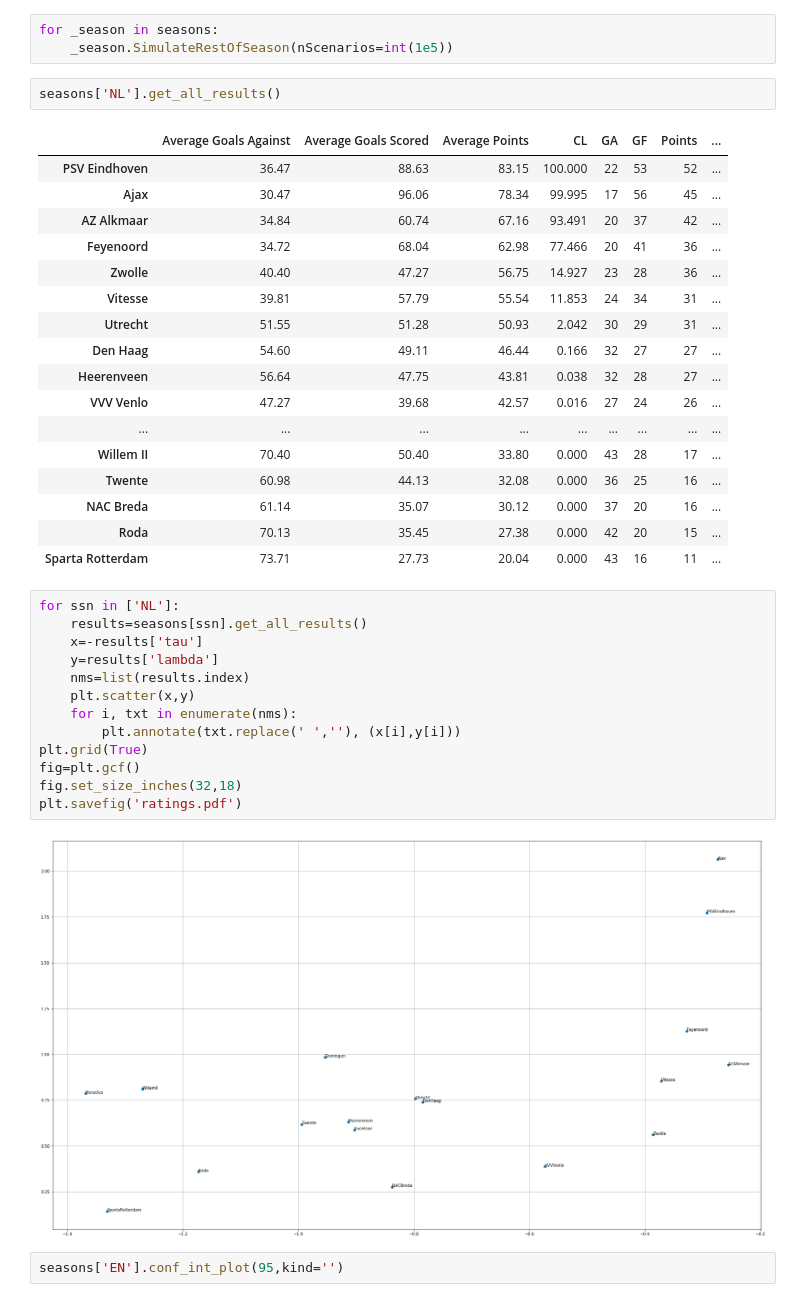
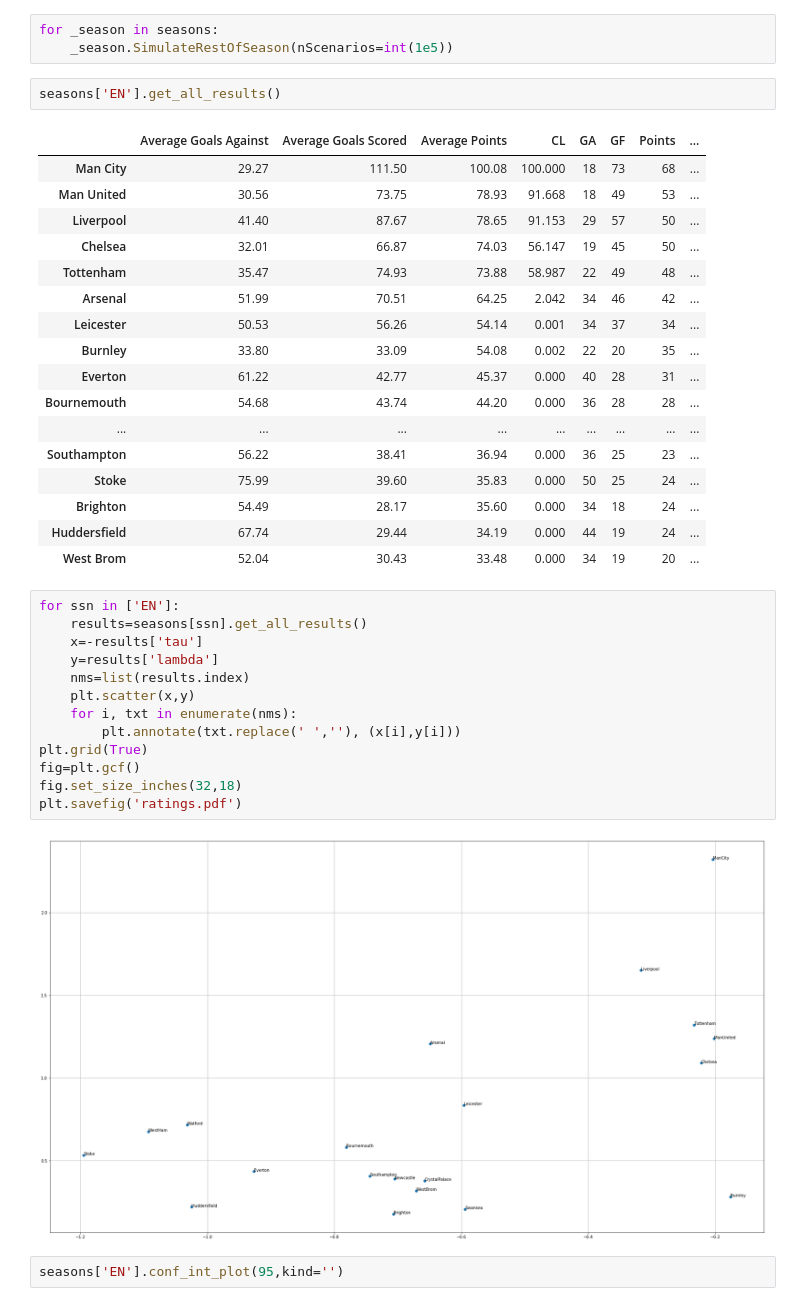
Before and after one commit to tchnvkng/python_notebooks, a Jupyter notebook: premier_league/pl.ipynb, the cells around one changed output. Saved outputs shown, nothing was run; the diff lists cells and outputs as text.

```diff
--- a/premier_league/pl.ipynb
+++ b/premier_league/pl.ipynb
@@ -42,40 +42,40 @@ http://www.football-data.co.uk/mmz4281/1718/N1.csv
 for _season in seasons:
     _season.SimulateRestOfSeason(nScenarios=int(1e5))
 # %%
-seasons['NL'].get_all_results()
+seasons['EN'].get_all_results()
 # %% [output]
 |  | Average Goals Against | Average Goals Scored | Average Points | CL | GA | GF | Points | ... |
-| PSV Eindhoven | 36.47 | 88.63 | 83.15 | 100.000 | 22 | 53 | 52 | ... |
-| Ajax | 30.47 | 96.06 | 78.34 | 99.995 | 17 | 56 | 45 | ... |
-| AZ Alkmaar | 34.84 | 60.74 | 67.16 | 93.491 | 20 | 37 | 42 | ... |
-| Feyenoord | 34.72 | 68.04 | 62.98 | 77.466 | 20 | 41 | 36 | ... |
-| Zwolle | 40.40 | 47.27 | 56.75 | 14.927 | 23 | 28 | 36 | ... |
-| Vitesse | 39.81 | 57.79 | 55.54 | 11.853 | 24 | 34 | 31 | ... |
-| Utrecht | 51.55 | 51.28 | 50.93 | 2.042 | 30 | 29 | 31 | ... |
-| Den Haag | 54.60 | 49.11 | 46.44 | 0.166 | 32 | 27 | 27 | ... |
-| Heerenveen | 56.64 | 47.75 | 43.81 | 0.038 | 32 | 28 | 27 | ... |
-| VVV Venlo | 47.27 | 39.68 | 42.57 | 0.016 | 27 | 24 | 26 | ... |
+| Man City | 29.27 | 111.50 | 100.08 | 100.000 | 18 | 73 | 68 | ... |
+| Man United | 30.56 | 73.75 | 78.93 | 91.668 | 18 | 49 | 53 | ... |
+| Liverpool | 41.40 | 87.67 | 78.65 | 91.153 | 29 | 57 | 50 | ... |
+| Chelsea | 32.01 | 66.87 | 74.03 | 56.147 | 19 | 45 | 50 | ... |
+| Tottenham | 35.47 | 74.93 | 73.88 | 58.987 | 22 | 49 | 48 | ... |
+| Arsenal | 51.99 | 70.51 | 64.25 | 2.042 | 34 | 46 | 42 | ... |
+| Leicester | 50.53 | 56.26 | 54.14 | 0.001 | 34 | 37 | 34 | ... |
+| Burnley | 33.80 | 33.09 | 54.08 | 0.002 | 22 | 20 | 35 | ... |
+| Everton | 61.22 | 42.77 | 45.37 | 0.000 | 40 | 28 | 31 | ... |
+| Bournemouth | 54.68 | 43.74 | 44.20 | 0.000 | 36 | 28 | 28 | ... |
 | ... | ... | ... | ... | ... | ... | ... | ... | ... |
-| Willem II | 70.40 | 50.40 | 33.80 | 0.000 | 43 | 28 | 17 | ... |
-| Twente | 60.98 | 44.13 | 32.08 | 0.000 | 36 | 25 | 16 | ... |
-| NAC Breda | 61.14 | 35.07 | 30.12 | 0.000 | 37 | 20 | 16 | ... |
-| Roda | 70.13 | 35.45 | 27.38 | 0.000 | 42 | 20 | 15 | ... |
-| Sparta Rotterdam | 73.71 | 27.73 | 20.04 | 0.000 | 43 | 16 | 11 | ... |
+| Southampton | 56.22 | 38.41 | 36.94 | 0.000 | 36 | 25 | 23 | ... |
+| Stoke | 75.99 | 39.60 | 35.83 | 0.000 | 50 | 25 | 24 | ... |
+| Brighton | 54.49 | 28.17 | 35.60 | 0.000 | 34 | 18 | 24 | ... |
+| Huddersfield | 67.74 | 29.44 | 34.19 | 0.000 | 44 | 19 | 24 | ... |
+| West Brom | 52.04 | 30.43 | 33.48 | 0.000 | 34 | 19 | 20 | ... |
 # %%
-for ssn in ['NL']:
+for ssn in ['EN']:
     results=seasons[ssn].get_all_results()
     x=-results['tau']
     y=results['lambda']
     nms=list(results.index)
     plt.scatter(x,y)
     for i, txt in enumerate(nms):
         plt.annotate(txt.replace(' ',''), (x[i],y[i]))
 plt.grid(True)
 fig=plt.gcf()
 fig.set_size_inches(32,18)
 plt.savefig('ratings.pdf')
 # %% [output]
-[figure, old version]
+[figure, new version]
 # %%
 seasons['EN'].conf_int_plot(95,kind='')
 # %% [output]
```
Also changed, not shown: parts of 5 cells of this notebook, 1 other file.
